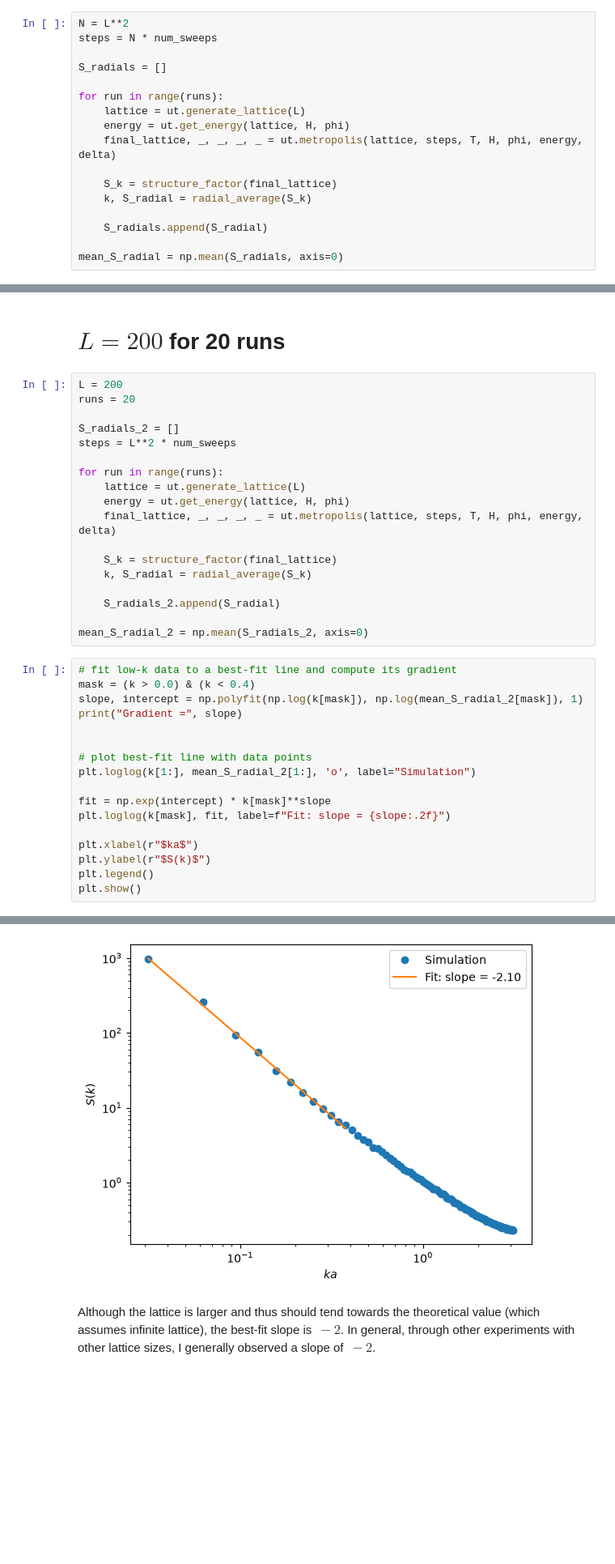
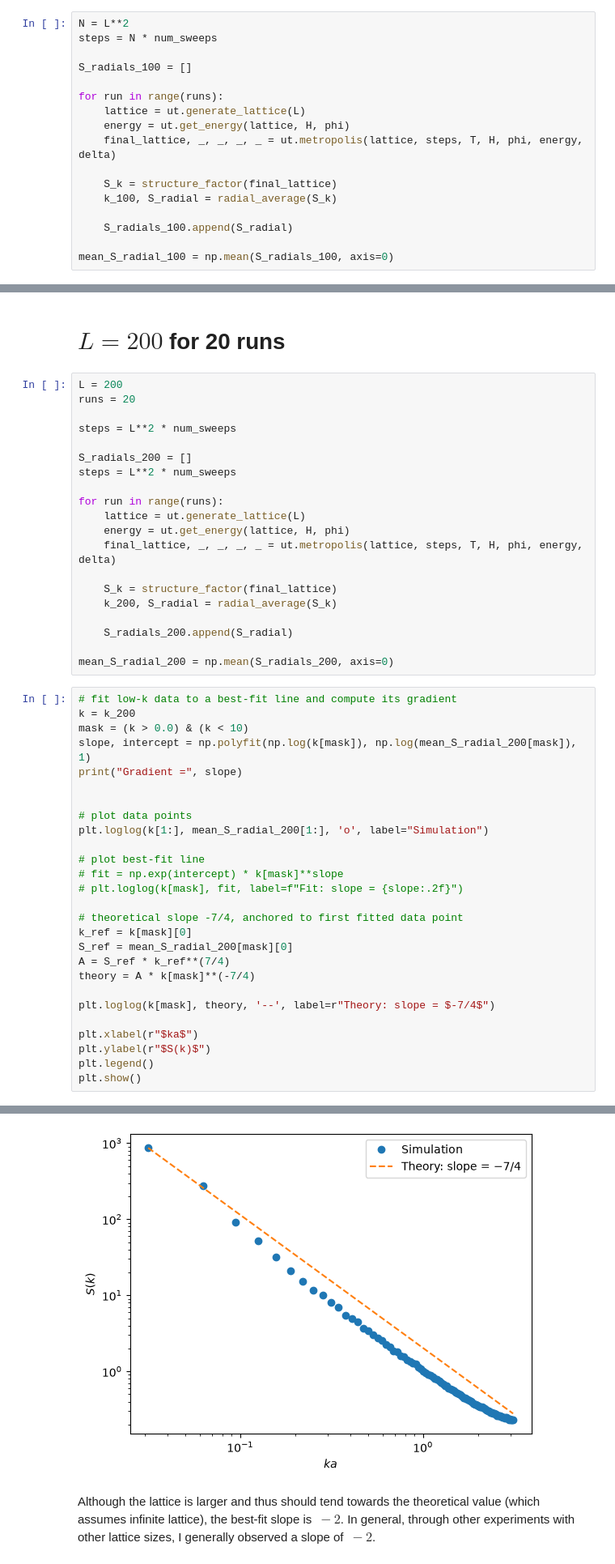
Before and after one commit to aditya-jyrj/ising-rl, a Jupyter notebook: structure_factor/validation.ipynb, the cells around one changed output, grey strips where cells are left out. Shown at 81% size. Saved outputs shown, nothing was run; the diff lists cells and outputs as text; blank space fills up the shorter version.

```diff
--- a/structure_factor/validation.ipynb
+++ b/structure_factor/validation.ipynb
@@ -69,7 +67,7 @@ runs = 100
 N = L**2
 steps = N * num_sweeps
 
-S_radials = []
+S_radials_100 = []
 
 for run in range(runs):
     lattice = ut.generate_lattice(L)
@@ -77,10 +75,10 @@ for run in range(runs):
     final_lattice, _, _, _, _ = ut.metropolis(lattice, steps, T, H, phi, energy, delta)
 
     S_k = structure_factor(final_lattice)
-    k, S_radial = radial_average(S_k)
+    k_100, S_radial = radial_average(S_k)
 
-    S_radials.append(S_radial)
+    S_radials_100.append(S_radial)
 
-mean_S_radial = np.mean(S_radials, axis=0)
+mean_S_radial_100 = np.mean(S_radials_100, axis=0)
 # %%
 # fit low-k data to a best-fit line and compute its gradient
@@ -110,7 +117,9 @@ The gradient is quite close to the expected value of $-7/4\approx -1.75$, but I'
 L = 200
 runs = 20
 
-S_radials_2 = []
+steps = L**2 * num_sweeps
+
+S_radials_200 = []
 steps = L**2 * num_sweeps
 
 for run in range(runs):
@@ -119,23 +128,33 @@ for run in range(runs):
     final_lattice, _, _, _, _ = ut.metropolis(lattice, steps, T, H, phi, energy, delta)
 
     S_k = structure_factor(final_lattice)
-    k, S_radial = radial_average(S_k)
+    k_200, S_radial = radial_average(S_k)
 
-    S_radials_2.append(S_radial)
+    S_radials_200.append(S_radial)
 
-mean_S_radial_2 = np.mean(S_radials_2, axis=0)
+mean_S_radial_200 = np.mean(S_radials_200, axis=0)
 # %%
 # fit low-k data to a best-fit line and compute its gradient
-mask = (k > 0.0) & (k < 0.4)
-slope, intercept = np.polyfit(np.log(k[mask]), np.log(mean_S_radial_2[mask]), 1)
+k = k_200
+mask = (k > 0.0) & (k < 10)
+slope, intercept = np.polyfit(np.log(k[mask]), np.log(mean_S_radial_200[mask]), 1)
 print("Gradient =", slope)
 
 
-# plot best-fit line with data points
-plt.loglog(k[1:], mean_S_radial_2[1:], 'o', label="Simulation")
+# plot data points
+plt.loglog(k[1:], mean_S_radial_200[1:], 'o', label="Simulation")
 
-fit = np.exp(intercept) * k[mask]**slope
-plt.loglog(k[mask], fit, label=f"Fit: slope = {slope:.2f}")
+# plot best-fit line
+# fit = np.exp(intercept) * k[mask]**slope
+# plt.loglog(k[mask], fit, label=f"Fit: slope = {slope:.2f}")
+
+# theoretical slope -7/4, anchored to first fitted data point
+k_ref = k[mask][0]
+S_ref = mean_S_radial_200[mask][0]
+A = S_ref * k_ref**(7/4)
+theory = A * k[mask]**(-7/4)
+
+plt.loglog(k[mask], theory, '--', label=r"Theory: slope = $-7/4$")
 
 plt.xlabel(r"$ka$")
 plt.ylabel(r"$S(k)$")
@@ -146,3 +165,3 @@ Gradient = -2.1012690855710274
-[figure, old version]
+[figure, new version]
 # %% [markdown]
 Although the lattice is larger and thus should tend towards the theoretical value (which assumes infinite lattice), the best-fit slope is $~-2$. In general, through other experiments with other lattice sizes, I generally observed a slope of $~-2$.
```
Also changed, not shown: parts of 4 cells of this notebook, 2 other files.
